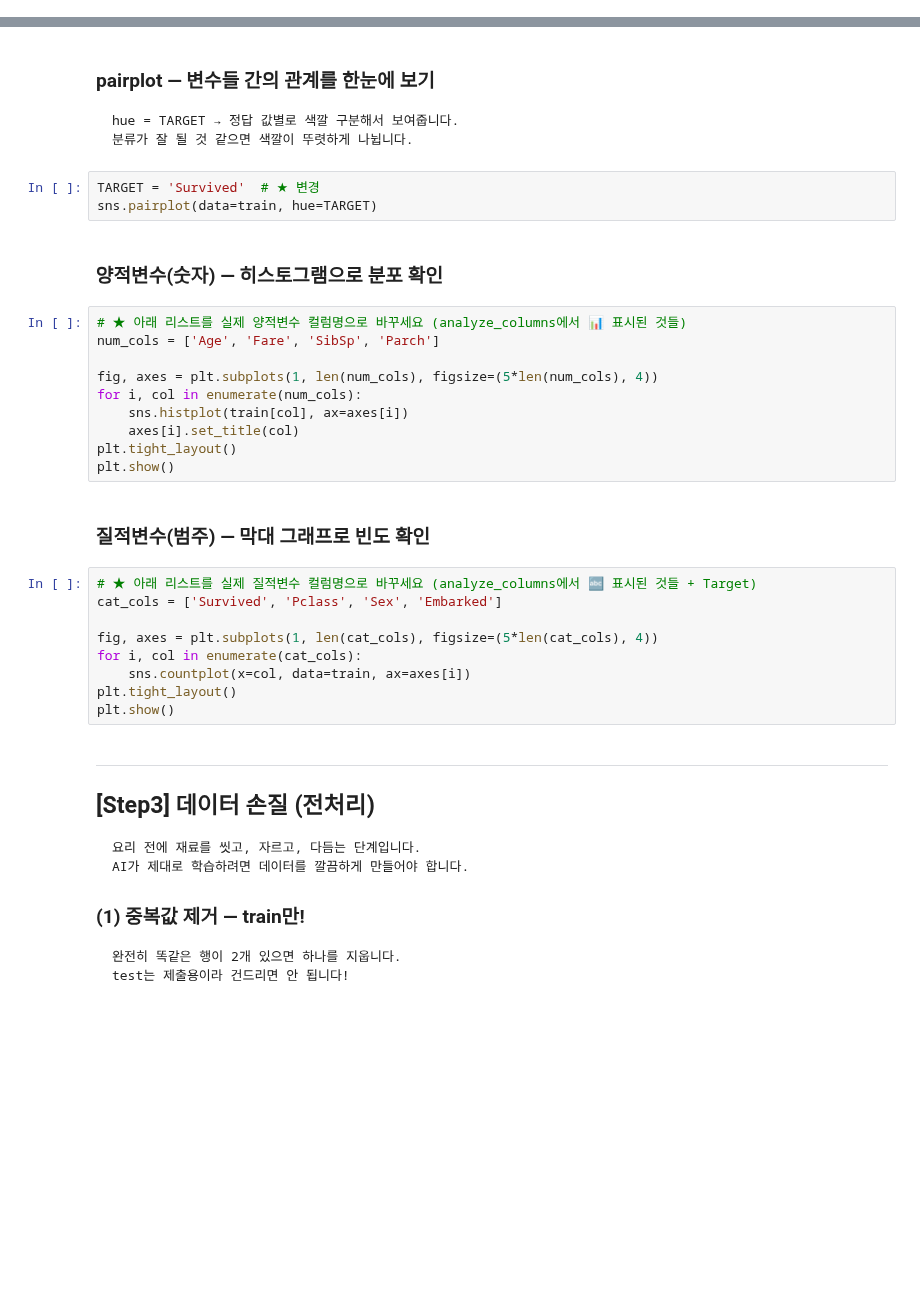
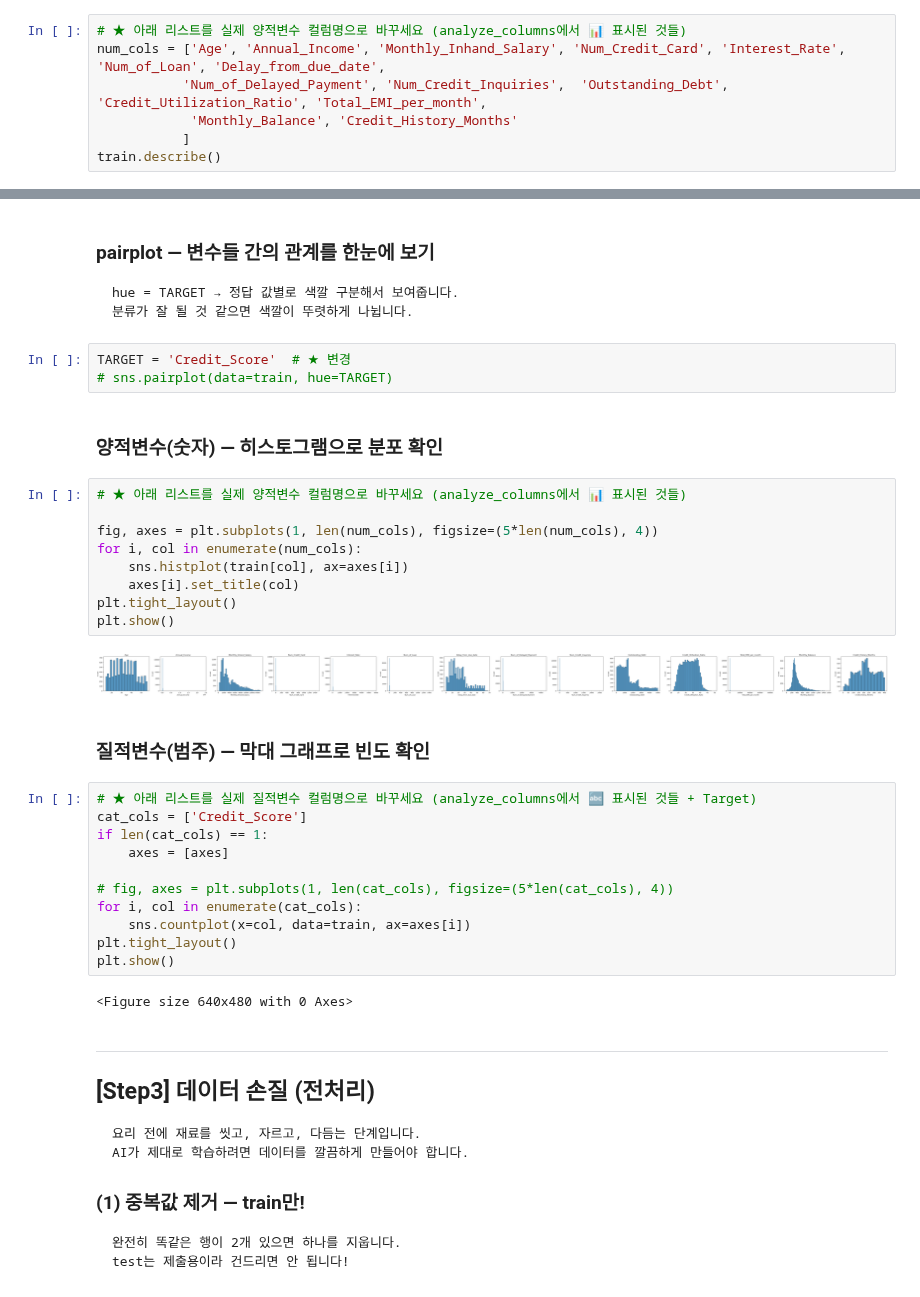
Before and after one commit to chlendyd7/Algorithm, a Jupyter notebook: [현대엔지비] HDAT-DA Fast Track 교안_심선영 교수/템플릿/분류_Classification_템플릿.ipynb, the cells around one changed output, grey strips where cells are left out. Cells and saved outputs as stored; diff of their text form; blank space fills up the shorter version.

````diff
--- a/[현대엔지비] HDAT-DA Fast Track 교안_심선영 교수/템플릿/분류_Classification_템플릿.ipynb
+++ b/[현대엔지비] HDAT-DA Fast Track 교안_심선영 교수/템플릿/분류_Classification_템플릿.ipynb
@@ -120,0 +196,7 @@ train.describe()
+# %%
+# ★ 아래 리스트를 실제 양적변수 컬럼명으로 바꾸세요 (analyze_columns에서 📊 표시된 것들)
+num_cols = ['Age', 'Annual_Income', 'Monthly_Inhand_Salary', 'Num_Credit_Card', 'Interest_Rate', 'Num_of_Loan', 'Delay_from_due_date',
+           'Num_of_Delayed_Payment', 'Num_Credit_Inquiries',  'Outstanding_Debt', 'Credit_Utilization_Ratio', 'Total_EMI_per_month',
+            'Monthly_Balance', 'Credit_History_Months'
+           ]
+train.describe()
@@ -129,31 +227,36 @@ hue = TARGET → 정답 값별로 색깔 구분해서 보여줍니다.
 분류가 잘 될 것 같으면 색깔이 뚜렷하게 나뉩니다.
 ```
 # %%
-TARGET = 'Survived'  # ★ 변경
-sns.pairplot(data=train, hue=TARGET)
+TARGET = 'Credit_Score'  # ★ 변경
+# sns.pairplot(data=train, hue=TARGET)
 # %% [markdown]
 ### 양적변수(숫자) — 히스토그램으로 분포 확인
 # %%
 # ★ 아래 리스트를 실제 양적변수 컬럼명으로 바꾸세요 (analyze_columns에서 📊 표시된 것들)
-num_cols = ['Age', 'Fare', 'SibSp', 'Parch']
 
 fig, axes = plt.subplots(1, len(num_cols), figsize=(5*len(num_cols), 4))
 for i, col in enumerate(num_cols):
     sns.histplot(train[col], ax=axes[i])
     axes[i].set_title(col)
 plt.tight_layout()
 plt.show()
+# %% [output]
+[figure, added]
 # %% [markdown]
 ### 질적변수(범주) — 막대 그래프로 빈도 확인
 # %%
 # ★ 아래 리스트를 실제 질적변수 컬럼명으로 바꾸세요 (analyze_columns에서 🔤 표시된 것들 + Target)
-cat_cols = ['Survived', 'Pclass', 'Sex', 'Embarked']
+cat_cols = ['Credit_Score']
+if len(cat_cols) == 1:
+    axes = [axes]
 
-fig, axes = plt.subplots(1, len(cat_cols), figsize=(5*len(cat_cols), 4))
+# fig, axes = plt.subplots(1, len(cat_cols), figsize=(5*len(cat_cols), 4))
 for i, col in enumerate(cat_cols):
     sns.countplot(x=col, data=train, ax=axes[i])
 plt.tight_layout()
 plt.show()
+# %% [output]
+<Figure size 640x480 with 0 Axes>
 # %% [markdown]
 ---
 ## [Step3] 데이터 손질 (전처리)
````
Also changed, not shown: parts of 29 cells of this notebook, 25 other files.
